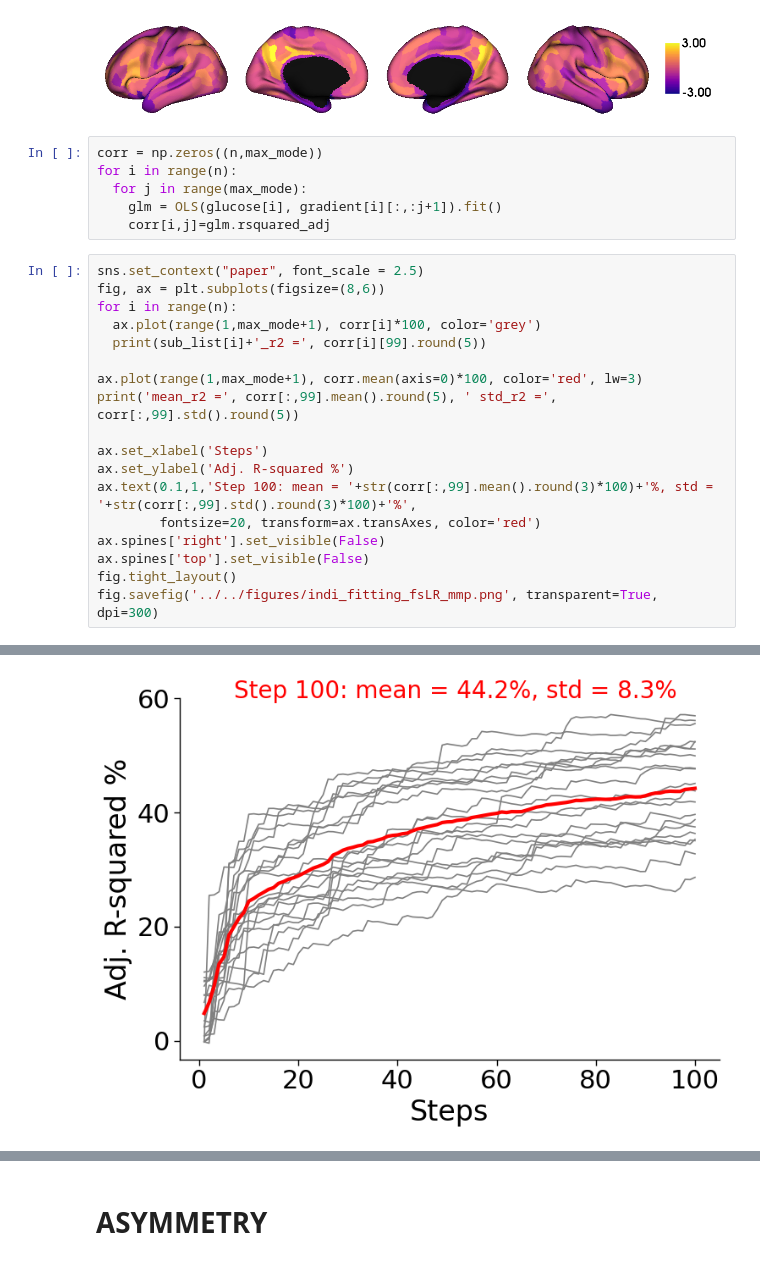
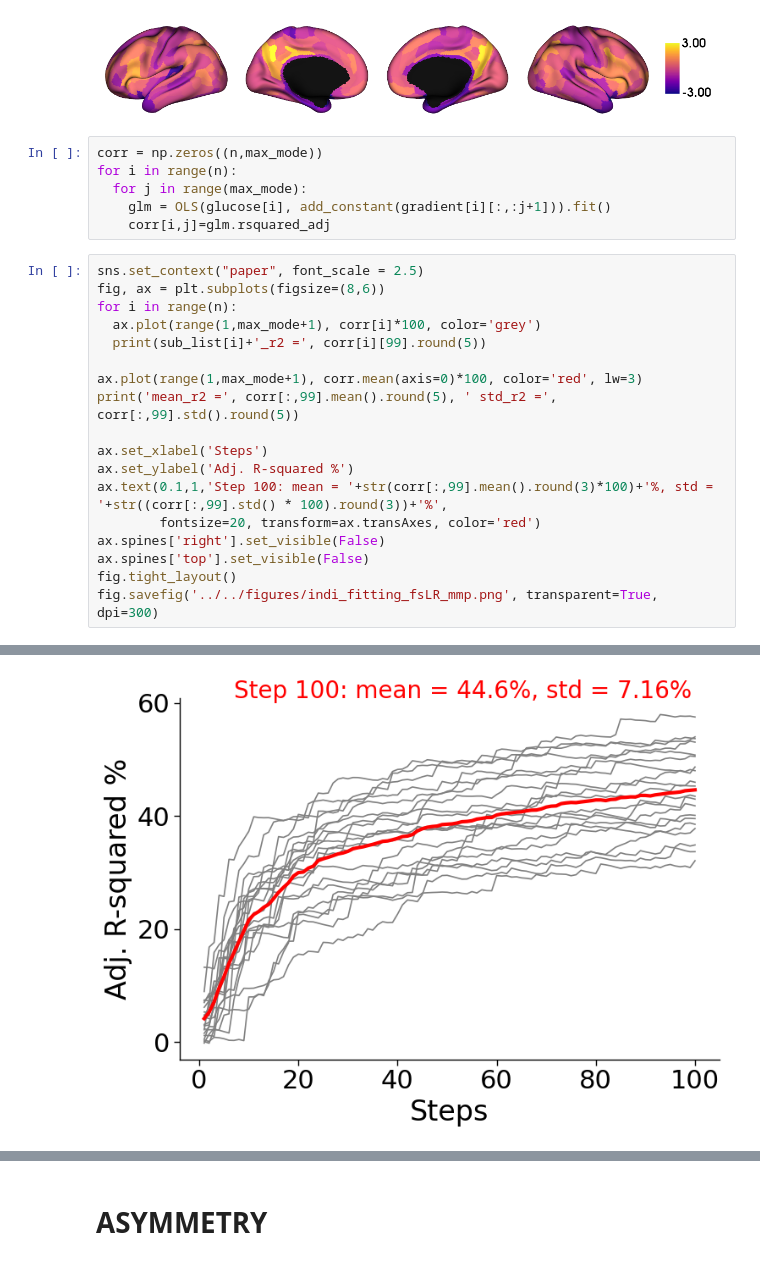
Before and after one commit to wanb-psych/asymmetry_energy, a Jupyter notebook: scripts/python/vis03_fitting_individual_level_mmp.ipynb, the cells around one changed output, grey strips where cells are left out. Saved outputs shown, nothing was run; the diff lists cells and outputs as text.

```diff
--- a/scripts/python/vis03_fitting_individual_level_mmp.ipynb
+++ b/scripts/python/vis03_fitting_individual_level_mmp.ipynb
@@ -82,7 +83,7 @@ fp.plot_surface(data = plot, surf='fsLR',
 corr = np.zeros((n,max_mode))
 for i in range(n):
   for j in range(max_mode):
-    glm = OLS(glucose[i], gradient[i][:,:j+1]).fit()
+    glm = OLS(glucose[i], add_constant(gradient[i][:,:j+1])).fit()
     corr[i,j]=glm.rsquared_adj
 # %%
 sns.set_context("paper", font_scale = 2.5)
@@ -96,7 +97,7 @@ print('mean_r2 =', corr[:,99].mean().round(5), ' std_r2 =', corr[:,99].std().rou
 
 ax.set_xlabel('Steps')
 ax.set_ylabel('Adj. R-squared %')
-ax.text(0.1,1,'Step 100: mean = '+str(corr[:,99].mean().round(3)*100)+'%, std = '+str(corr[:,99].std().round(3)*100)+'%',
+ax.text(0.1,1,'Step 100: mean = '+str(corr[:,99].mean().round(3)*100)+'%, std = '+str((corr[:,99].std() * 100).round(3))+'%',
         fontsize=20, transform=ax.transAxes, color='red')
 ax.spines['right'].set_visible(False)
 ax.spines['top'].set_visible(False)
@@ -123,4 +124,4 @@ mean_r2 = 0.44218  std_r2 = 0.08288
-[figure, old version]
+[figure, new version]
 # %%
 sub_corr = np.zeros(n)
 for i in range(n):
```
Also changed, not shown: parts of 16 cells of this notebook, 3 other files.
